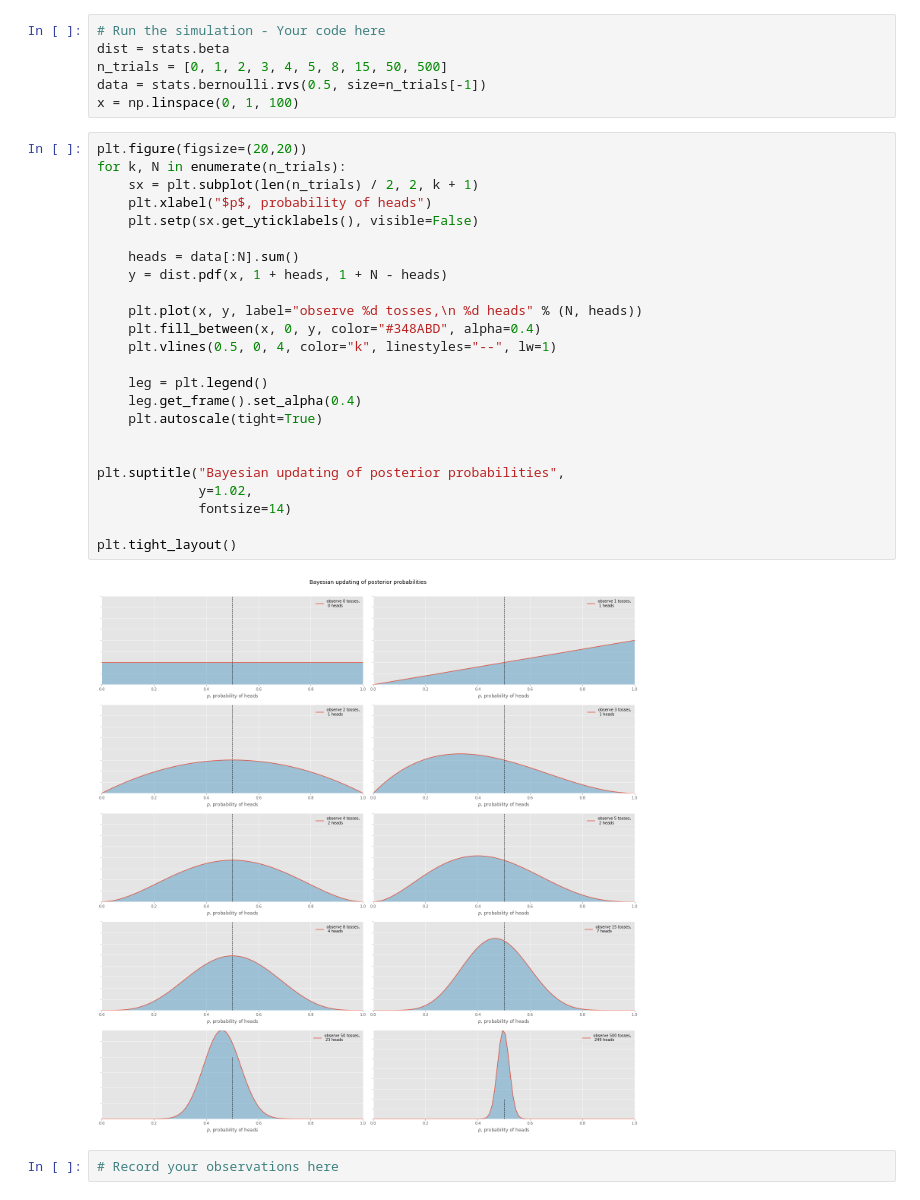
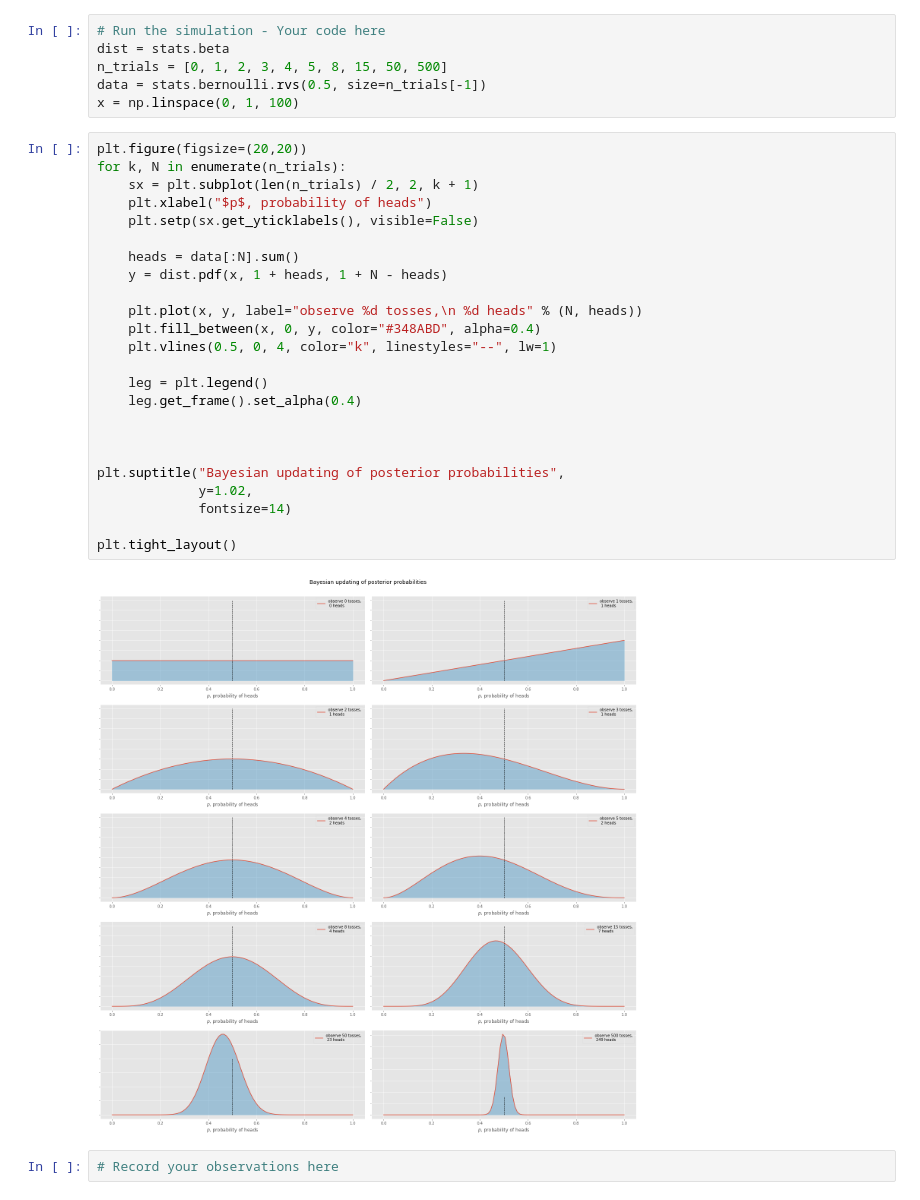
Before and after one commit to briansrebrenik/dsc-2-21-14-bayesian-frameowork-lab-nyc-career-ds-102218, a Jupyter notebook: index.ipynb, the cells around one changed output. Drawn from its saved outputs; the diff is of its cells as text.

```diff
--- a/index.ipynb
+++ b/index.ipynb
@@ -47,29 +47,29 @@ x = np.linspace(0, 1, 100)
 # %%
 plt.figure(figsize=(20,20))
 for k, N in enumerate(n_trials):
     sx = plt.subplot(len(n_trials) / 2, 2, k + 1)
     plt.xlabel("$p$, probability of heads")
     plt.setp(sx.get_yticklabels(), visible=False)
 
     heads = data[:N].sum()
     y = dist.pdf(x, 1 + heads, 1 + N - heads)
 
     plt.plot(x, y, label="observe %d tosses,\n %d heads" % (N, heads))
     plt.fill_between(x, 0, y, color="#348ABD", alpha=0.4)
     plt.vlines(0.5, 0, 4, color="k", linestyles="--", lw=1)
 
     leg = plt.legend()
     leg.get_frame().set_alpha(0.4)
-    plt.autoscale(tight=True)
+
 
 
 plt.suptitle("Bayesian updating of posterior probabilities",
              y=1.02,
              fontsize=14)
 
 plt.tight_layout()
 # %% [output]
-[figure, old version]
+[figure, new version]
 # %%
 # Record your observations here
 # %% [markdown]
```
